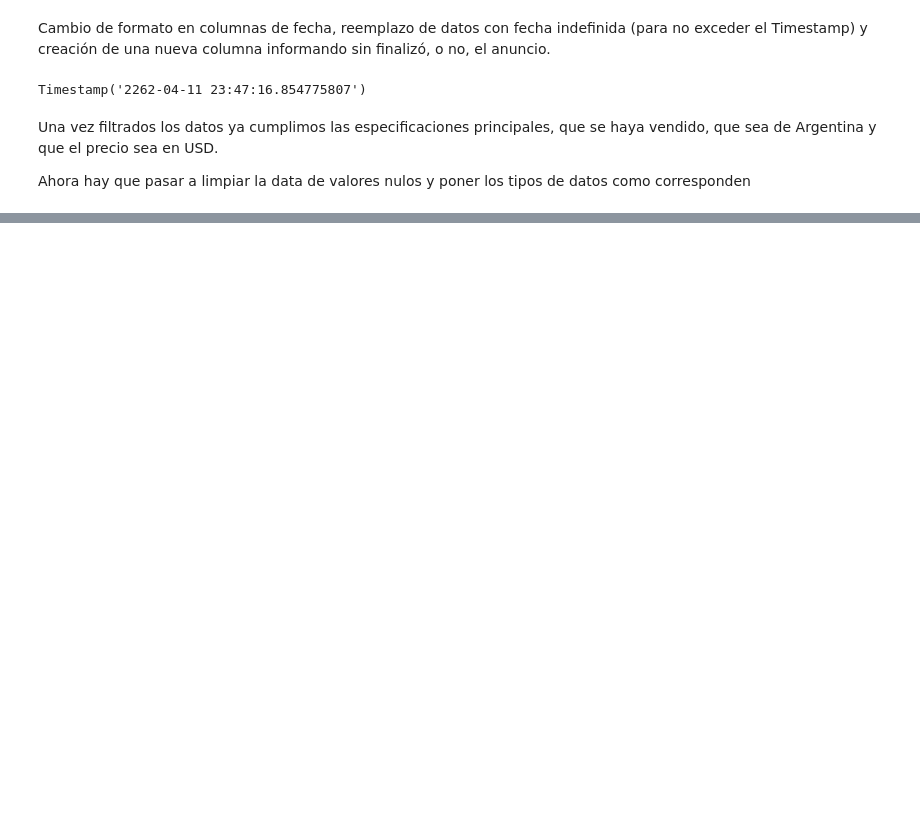
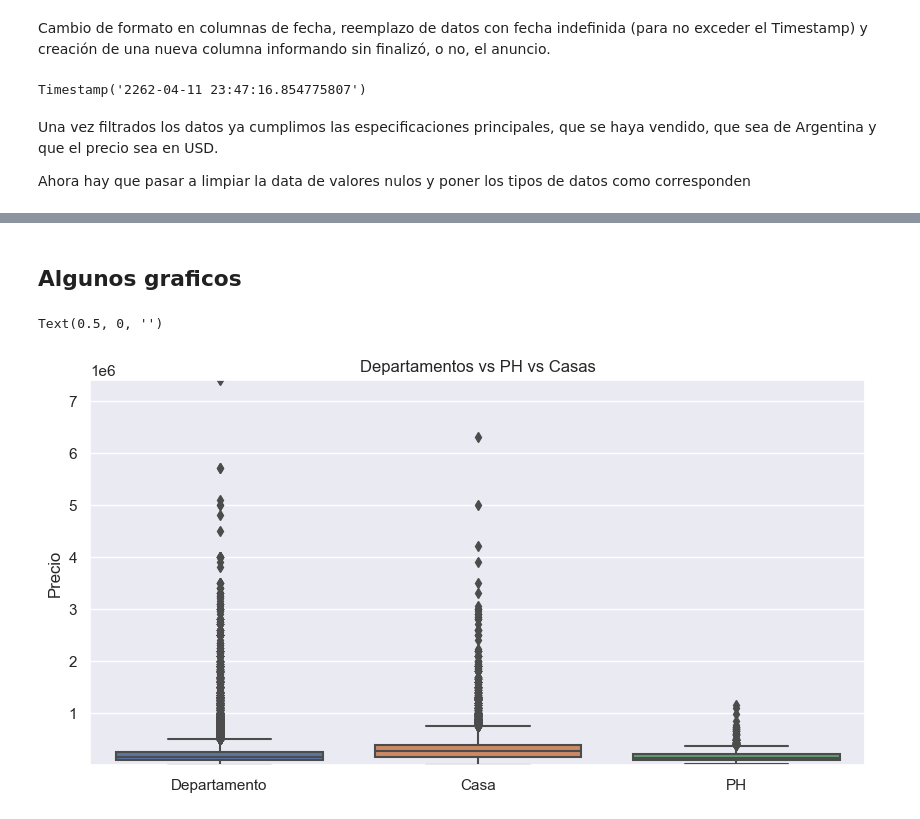
Before and after one commit to Jmgaz/Proyecto_Final_Data_Science, a Jupyter notebook: Proyecto_Final.ipynb, the cells around one changed output, grey strips where cells are left out. Saved outputs shown, nothing was run; the diff lists cells and outputs as text; code cells hidden in the pictures; blank space fills up the shorter version.

Commit message:
Agregacion de graficos

```diff
--- a/Proyecto_Final.ipynb
+++ b/Proyecto_Final.ipynb
@@ -153,0 +189,4 @@ Ahora hay que pasar a limpiar la data de valores nulos y poner los tipos de dato
+# %%
+#Sacar NA
+df = df.dropna(subset=['price','surface_total','surface_covered','price_period','bathrooms','bedrooms','rooms'])
+df.head(5)
@@ -153,0 +201,13 @@ Ahora hay que pasar a limpiar la data de valores nulos y poner los tipos de dato
+# %%
+#Cambiar tipos de datos
+
+#'price','surface_total','surface_covered','bathrooms','bedrooms','rooms'
+
+df['bathrooms'] = df['bathrooms'].astype(int)
+df['price'] = df['price'].astype(float)
+df['surface_total'] = df['surface_total'].astype(float)
+df['surface_covered'] = df['surface_covered'].astype(float)
+df['bedrooms'] = df['bedrooms'].astype(int)
+df['rooms'] = df['rooms'].astype(int)
+df = df.drop(columns=['ad_type','l5','l6']) #Elimino estas columnas ya que ad_type es el mismo valor para todos los datos y l5 y l6 tiene demasiado valores nulos
+df.head()
@@ -153,0 +235,19 @@ Ahora hay que pasar a limpiar la data de valores nulos y poner los tipos de dato
+# %% [markdown]
+## Algunos graficos
+# %%
+df['Tiempo en el mercado'] = (df['end_date'] - df['start_date']) / np.timedelta64(1,'D')
+df['Tiempo en el mercado'] = df['Tiempo en el mercado'].astype(int)
+# %%
+temp_data = df[['property_type','price']]
+sns.set(style="darkgrid")
+
+fig, ax = plt.subplots(figsize=(10,5))
+temp_data = temp_data[(temp_data['property_type'] == 'Departamento') | (temp_data['property_type'] == 'Casa') | (temp_data['property_type'] == 'PH')]
+g = sns.boxplot(x='property_type',y='price',data=temp_data)
+g.set(ylim=(df['price'].min(),df['price'].max()))
+plt.title("Departamentos vs PH vs Casas")
+plt.ylabel('Precio')
+plt.xlabel('')
+# %% [output]
+Text(0.5, 0, '')
+[figure, added]
```
Also changed, not shown: parts of 18 cells of this notebook.
